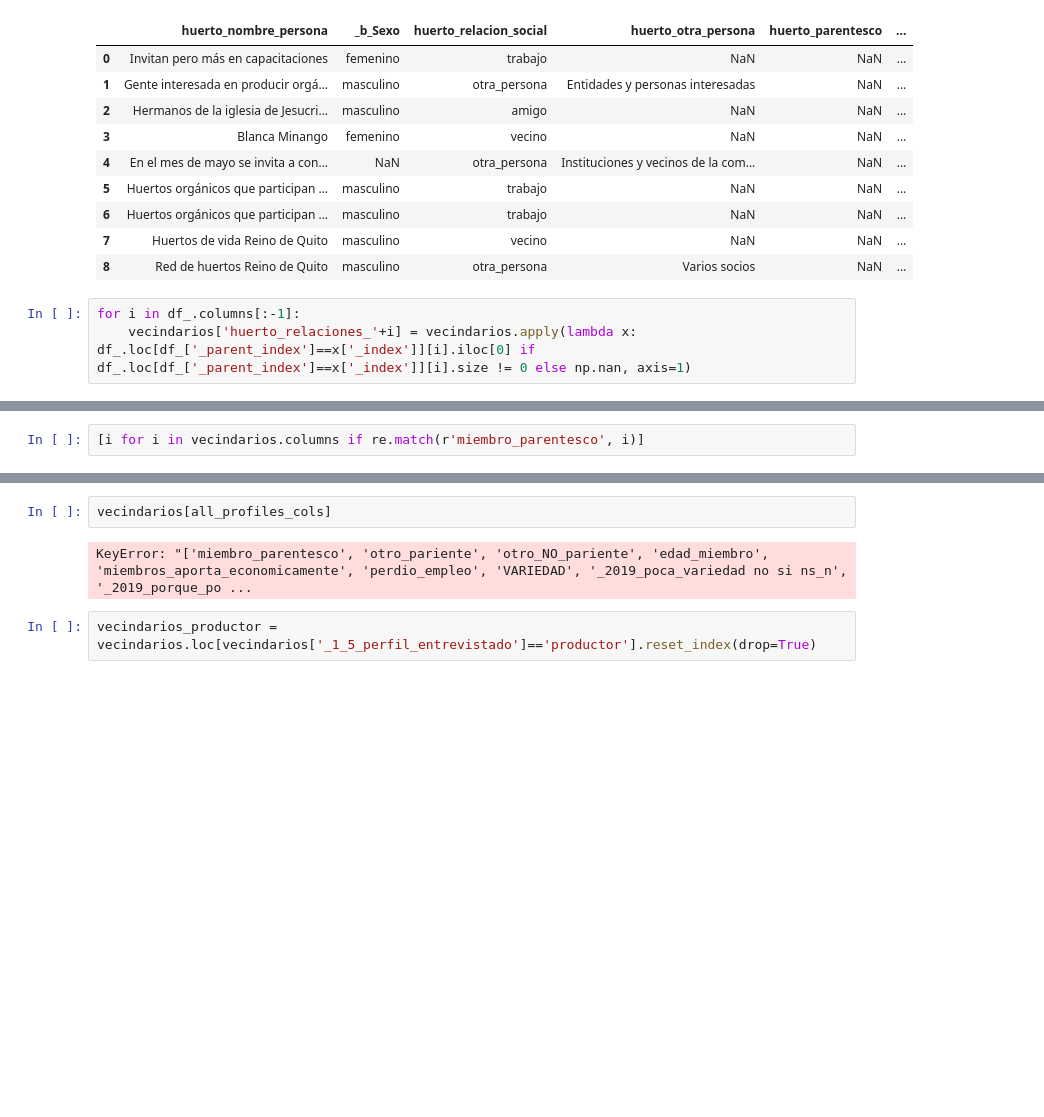
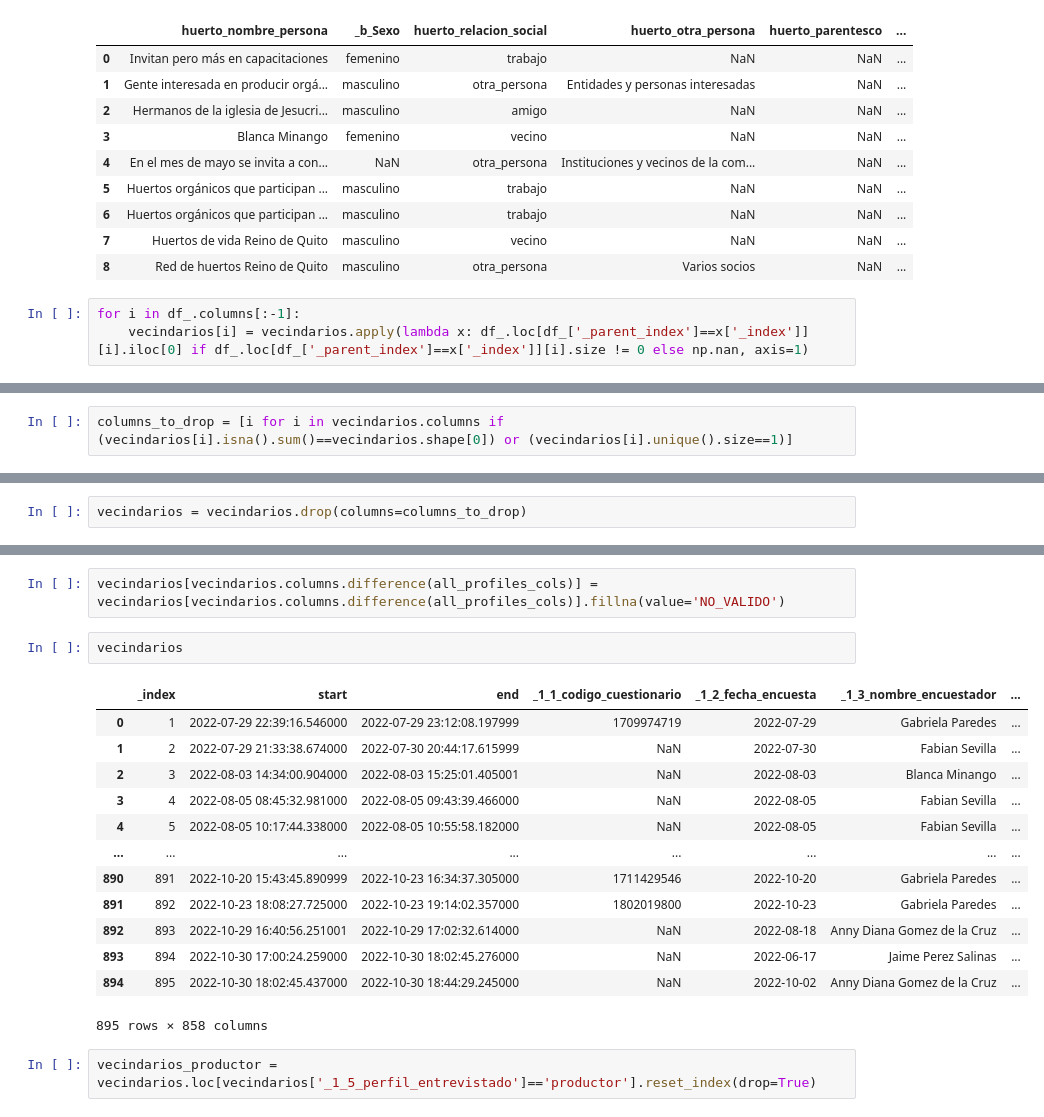
Before and after one commit to Claudio9701/proyecto-foodhub-lima, a Jupyter notebook: inputs/encuesta_principal/Limpieza_datos_agrupaciones.ipynb, the cells around one changed output, grey strips where cells are left out. Cells and saved outputs as stored; diff of their text form; blank space fills up the shorter version.

```diff
--- a/inputs/encuesta_principal/Limpieza_datos_agrupaciones.ipynb
+++ b/inputs/encuesta_principal/Limpieza_datos_agrupaciones.ipynb
@@ -824,7 +824,7 @@ df_
 | 8 | Red de huertos Reino de Quito | masculino | otra_persona | Varios socios | NaN | ... |
 # %%
 for i in df_.columns[:-1]:
-    vecindarios['huerto_relaciones_'+i] = vecindarios.apply(lambda x: df_.loc[df_['_parent_index']==x['_index']][i].iloc[0] if df_.loc[df_['_parent_index']==x['_index']][i].size != 0 else np.nan, axis=1)
+    vecindarios[i] = vecindarios.apply(lambda x: df_.loc[df_['_parent_index']==x['_index']][i].iloc[0] if df_.loc[df_['_parent_index']==x['_index']][i].size != 0 else np.nan, axis=1)
 # %%
 all_profiles_cols = ['_1_1_codigo_cuestionario',
 '_1_2_fecha_encuesta',
@@ -920,2 +942,2 @@ all_profiles_cols = ['_1_1_codigo_cuestionario',
 # %%
-[i for i in vecindarios.columns if re.match(r'miembro_parentesco', i)]
+columns_to_drop = [i for i in vecindarios.columns if (vecindarios[i].isna().sum()==vecindarios.shape[0]) or (vecindarios[i].unique().size==1)]
@@ -923,0 +944,2 @@ all_profiles_cols = ['_1_1_codigo_cuestionario',
+# %%
+vecindarios = vecindarios.drop(columns=columns_to_drop)
@@ -924,7 +966,21 @@ all_profiles_cols = ['_1_1_codigo_cuestionario',
+# %%
+vecindarios[vecindarios.columns.difference(all_profiles_cols)] = vecindarios[vecindarios.columns.difference(all_profiles_cols)].fillna(value='NO_VALIDO')
 # %%
-vecindarios[all_profiles_cols]
+vecindarios
 # %% [output]
+|  | _index | start | end | _1_1_codigo_cuestionario | _1_2_fecha_encuesta | _1_3_nombre_encuestador | ... |
+| 0 | 1 | 2022-07-29 22:39:16.546000 | 2022-07-29 23:12:08.197999 | 1709974719 | 2022-07-29 | Gabriela Paredes | ... |
+| 1 | 2 | 2022-07-29 21:33:38.674000 | 2022-07-30 20:44:17.615999 | NaN | 2022-07-30 | Fabian Sevilla | ... |
+| 2 | 3 | 2022-08-03 14:34:00.904000 | 2022-08-03 15:25:01.405001 | NaN | 2022-08-03 | Blanca Minango | ... |
+| 3 | 4 | 2022-08-05 08:45:32.981000 | 2022-08-05 09:43:39.466000 | NaN | 2022-08-05 | Fabian Sevilla | ... |
+| 4 | 5 | 2022-08-05 10:17:44.338000 | 2022-08-05 10:55:58.182000 | NaN | 2022-08-05 | Fabian Sevilla | ... |
+| ... | ... | ... | ... | ... | ... | ... | ... |
+| 890 | 891 | 2022-10-20 15:43:45.890999 | 2022-10-23 16:34:37.305000 | 1711429546 | 2022-10-20 | Gabriela Paredes | ... |
+| 891 | 892 | 2022-10-23 18:08:27.725000 | 2022-10-23 19:14:02.357000 | 1802019800 | 2022-10-23 | Gabriela Paredes | ... |
+| 892 | 893 | 2022-10-29 16:40:56.251001 | 2022-10-29 17:02:32.614000 | NaN | 2022-08-18 | Anny Diana Gomez de la Cruz | ... |
+| 893 | 894 | 2022-10-30 17:00:24.259000 | 2022-10-30 18:02:45.276000 | NaN | 2022-06-17 | Jaime Perez Salinas | ... |
+| 894 | 895 | 2022-10-30 18:02:45.437000 | 2022-10-30 18:44:29.245000 | NaN | 2022-10-02 | Anny Diana Gomez de la Cruz | ... |
-KeyError: "['miembro_parentesco', 'otro_pariente', 'otro_NO_pariente', 'edad_miembro', 'miembros_aporta_economicamente', 'perdio_empleo', 'VARIEDAD', '_2019_poca_variedad no si ns_n', '_2019_porque_po ...
+895 rows × 858 columns
 # %%
 vecindarios_productor = vecindarios.loc[vecindarios['_1_5_perfil_entrevistado']=='productor'].reset_index(drop=True)
 # %%
```
Also changed, not shown: parts of 16 cells of this notebook.
